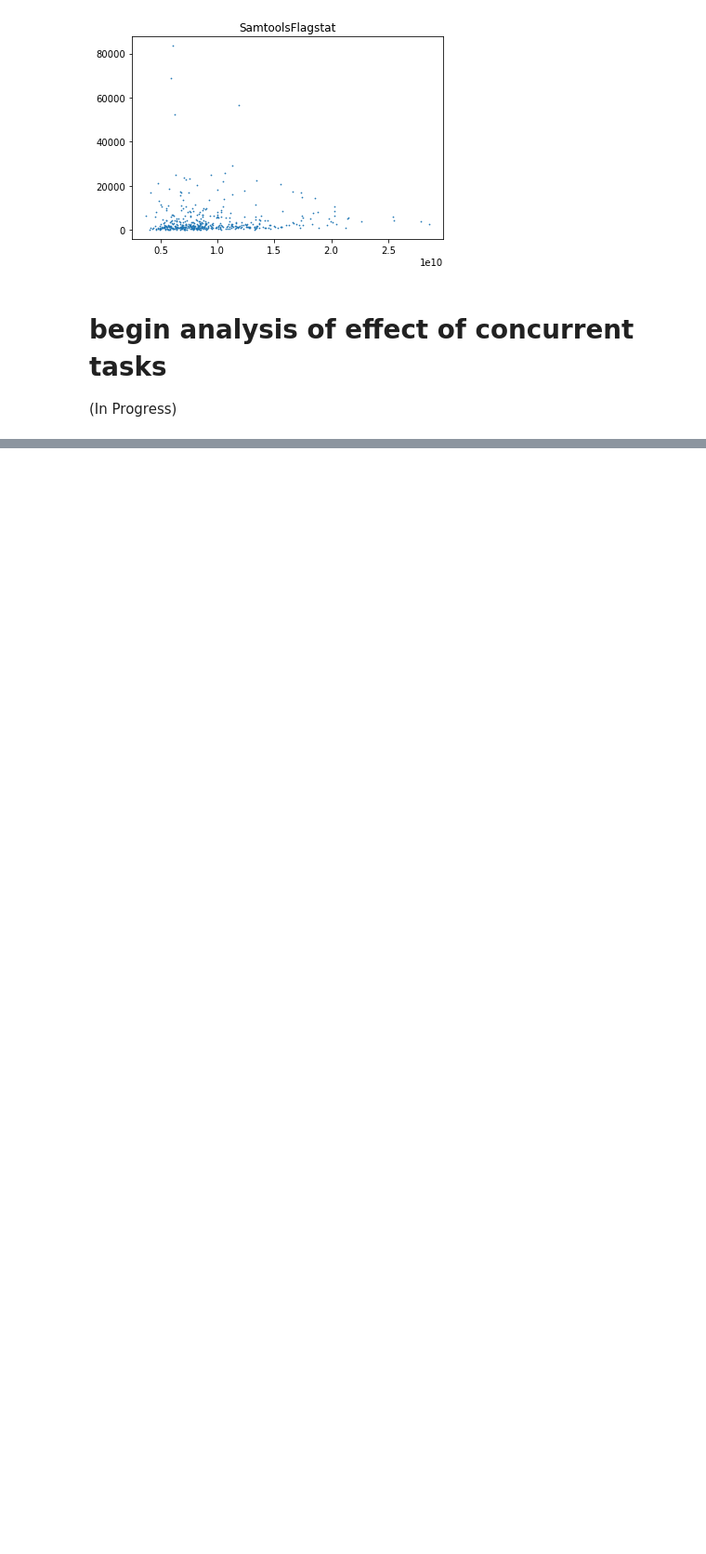
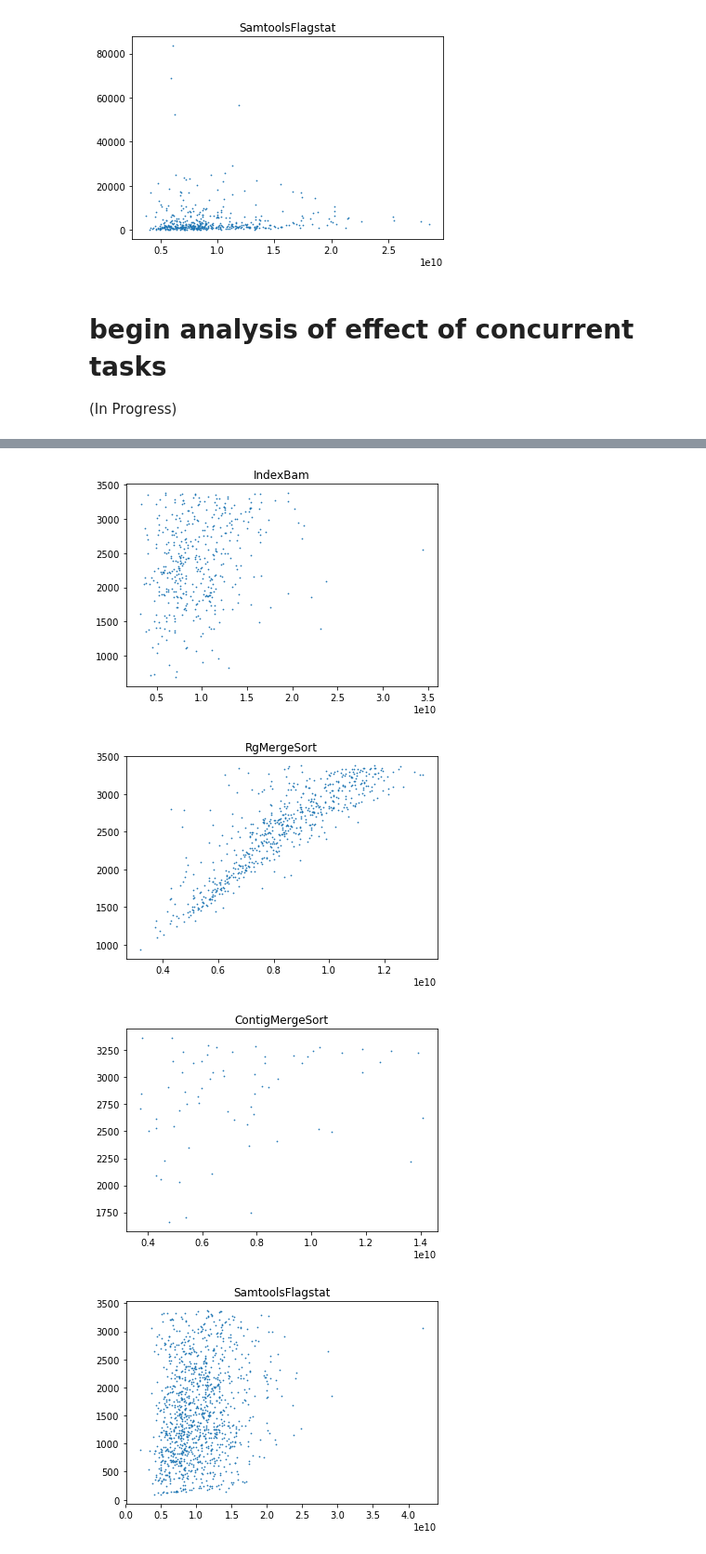
Before and after one commit to mattebaughman/globus_genomics_profiling, a Jupyter notebook: general_analysis.ipynb, the cells around one changed output, grey strips where cells are left out. Shown at 93% size. Saved outputs shown, nothing was run; the diff lists cells and outputs as text; code cells hidden in the pictures; blank space fills up the shorter version.

```diff
--- a/general_analysis.ipynb
+++ b/general_analysis.ipynb
@@ -485,14 +486,18 @@ con_data=con_data.join(tasker)
 tasks=con_data.task_id.unique().tolist()
 # %%
 '''
-for k in tasks:
+from multiprocessing import Pool
+def parsr(k):
     temp = con_data[con_data.task_id==k]
-    temp_start = temp.start.tolist()[0]
-    temp_stop = temp.end.tolist()[0]
-    temp_cons = task_data[task_data.start>=temp_start]
-    temp_cons1= task_data[task_data.end<=temp_stop]
-    temp_cons = temp_cons.append(temp_cons1)
-    temp_cons = temp_cons.drop_duplicates()
-    con_data.loc[k,'con_tasks']=temp_cons.task_id.size
+    if len(temp.duration.tolist())>0:
+        temp_start = temp.start.tolist()[0]
+        temp_stop = temp.end.tolist()[0]
+        temp_cons = task_data[task_data.start>=temp_start]
+        temp_cons1= task_data[task_data.end<=temp_stop]
+        temp_cons = temp_cons.append(temp_cons1)
+        temp_cons = temp_cons.drop_duplicates()
+        con_data.loc[k,'con_tasks']=temp_cons.task_id.size
+p = Pool(processes=4)
+p.map(parsr,tasks)
 '''
 # %% [output]
@@ -499,0 +507,15 @@ for k in tasks:
+# %%
+low_jobs=job_data[job_data.duration.mean()-job_data.duration>=(.31*job_data.duration.std())]
+for k in tools:
+    correct = low_jobs[low_jobs.tool==k].dropna(axis=0,how='any')
+    correct = correct[correct.success==True]
+
+    if correct.duration.size!=0:
+        plt.figure()
+        plt.title(k)
+        plt.scatter(correct.sizes,correct.duration,s=.5)
+# %% [output]
+[figure, added]
+[figure, added]
+[figure, added]
+[figure, added]
```
Also changed, not shown: parts of 6 cells of this notebook.
